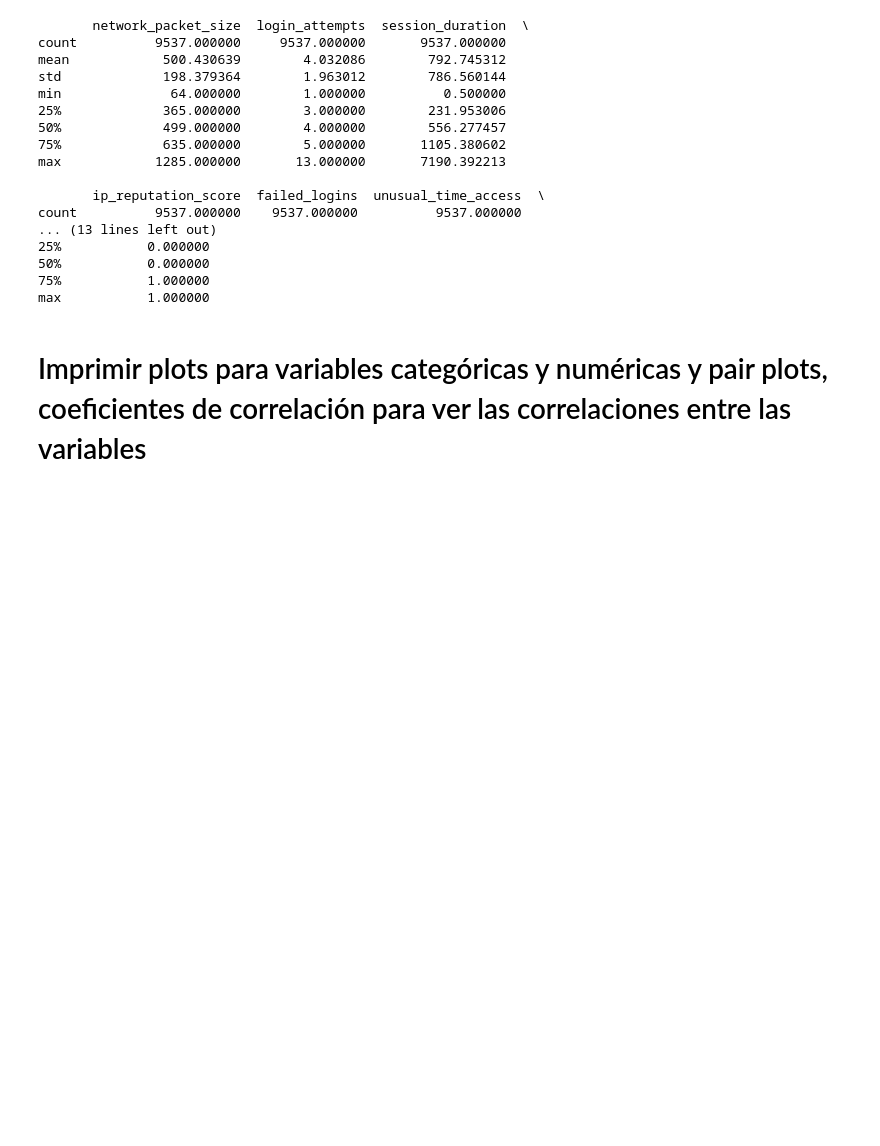
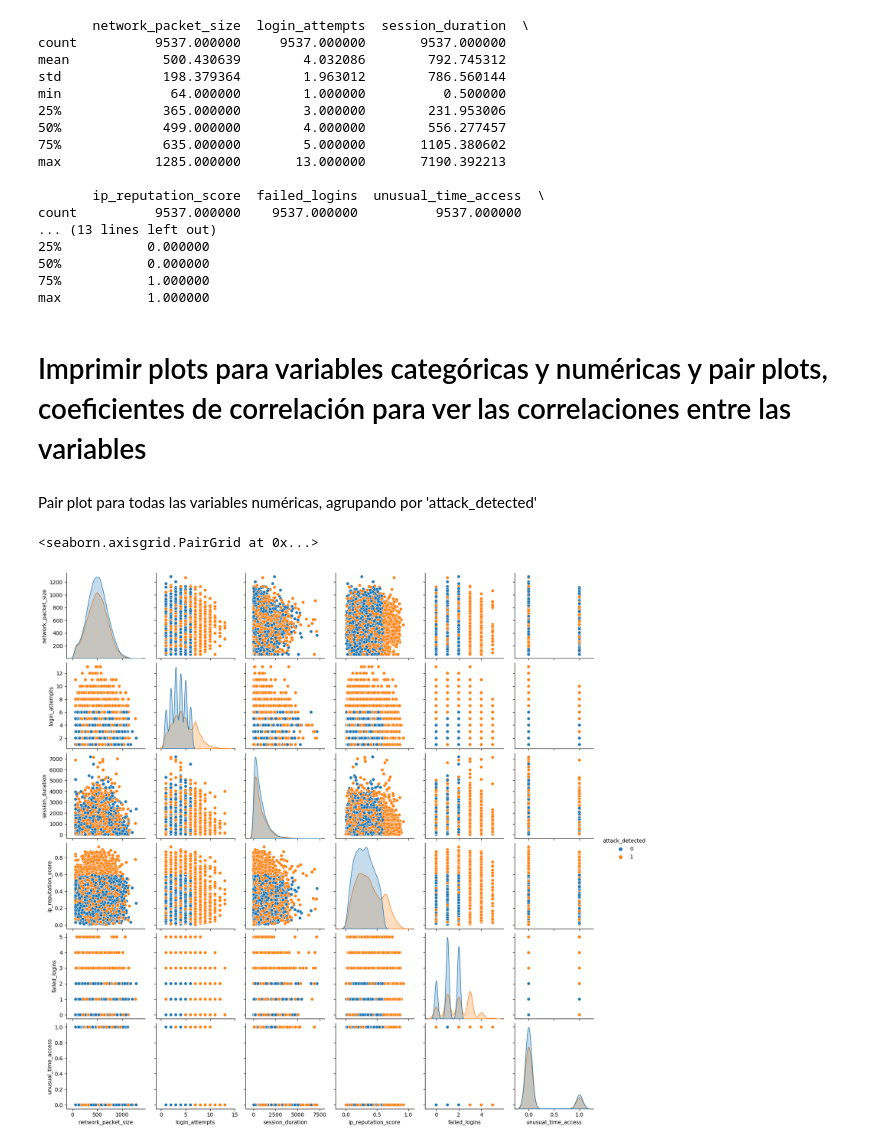
Before and after one commit to ntamajon/Prueba-GenData-Nico-Tamaj-n-Rivas, a Jupyter notebook: prueba_eda.ipynb, the cells around one changed output. Saved outputs shown, nothing was run; the diff lists cells and outputs as text; code cells hidden in the pictures; blank space fills up the shorter version.

```diff
--- a/prueba_eda.ipynb
+++ b/prueba_eda.ipynb
@@ -138,3 +138,10 @@ count          9537.000000    9537.000000          9537.000000
 max           1.000000
 # %% [markdown]
 # Imprimir plots para variables categóricas y numéricas y pair plots, coeficientes de correlación para ver las correlaciones entre las variables
+# %% [markdown]
+Pair plot para todas las variables numéricas, agrupando por 'attack_detected'
+# %%
+sns.pairplot(intrusion, hue='attack_detected')
+# %% [output]
+<seaborn.axisgrid.PairGrid at 0x...>
+[figure, added]
```
Also changed, not shown: parts of 17 cells of this notebook, 8 other files.
